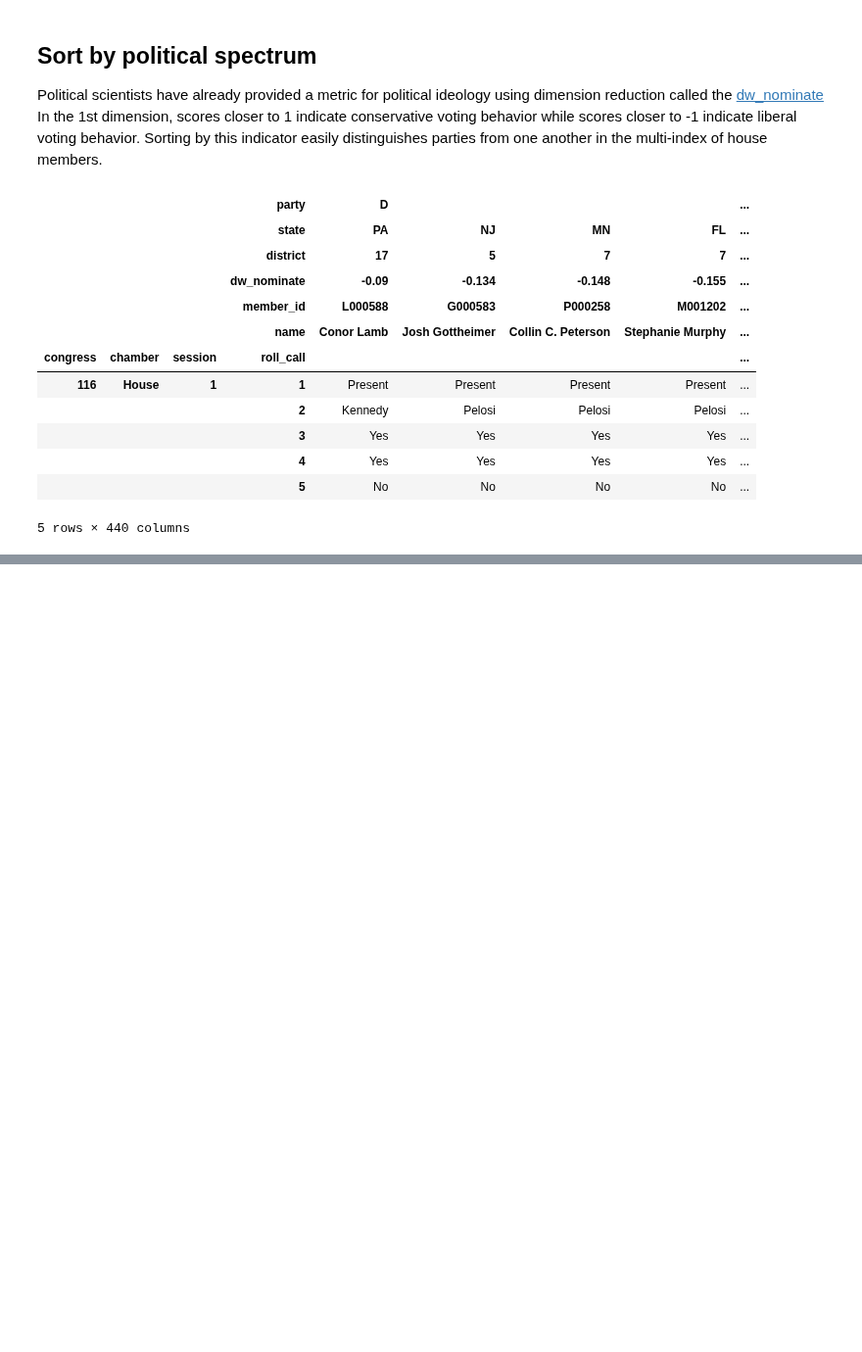
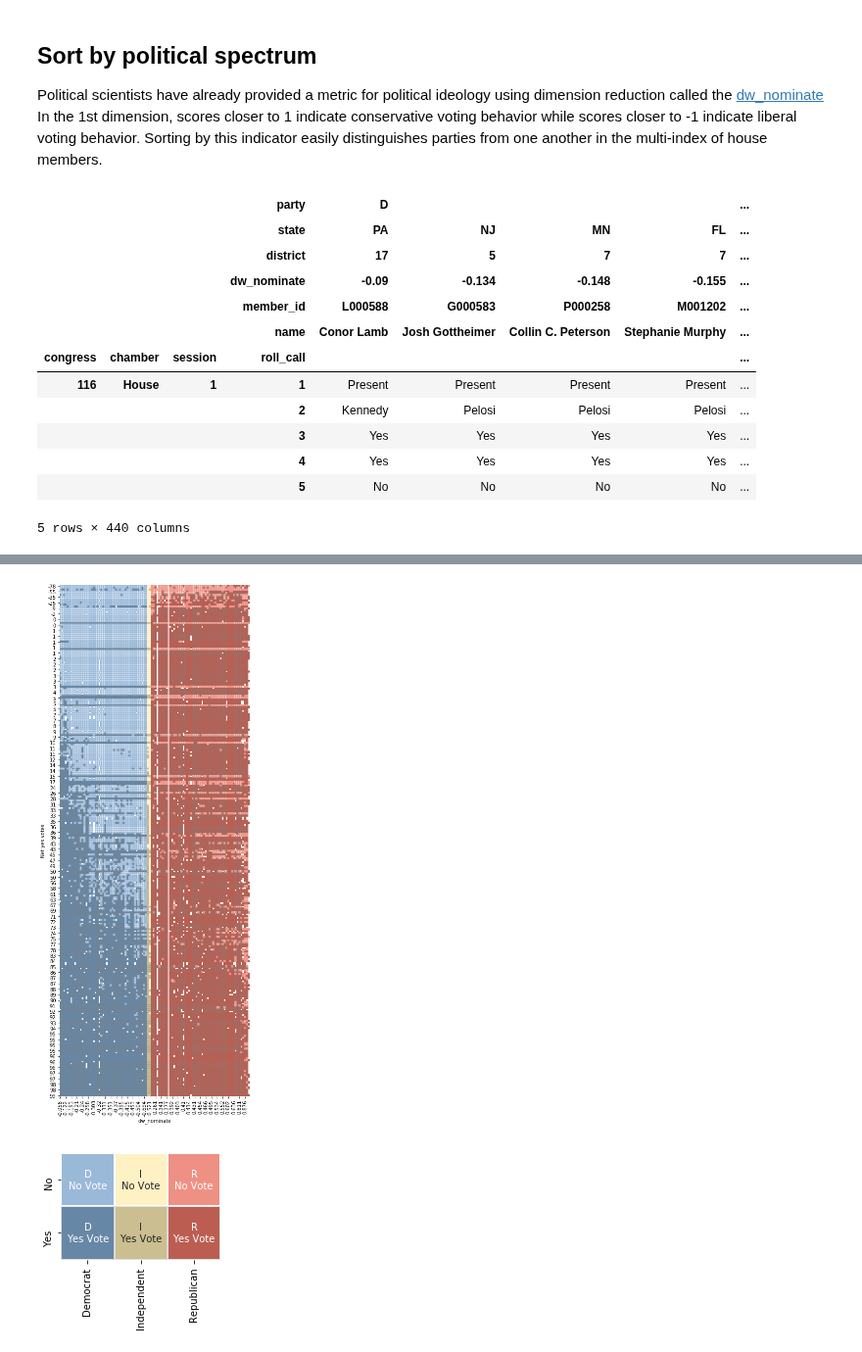
Before and after one commit to Nhorning/Congressional_Survival, a Jupyter notebook: Exploratory Data Analysis.ipynb, the cells around one changed output, grey strips where cells are left out. Shown at 98% size. Cells and saved outputs as stored; diff of their text form; code cells hidden in the pictures; blank space fills up the shorter version.

```diff
--- a/Exploratory Data Analysis.ipynb
+++ b/Exploratory Data Analysis.ipynb
@@ -439,0 +438,6 @@ plt.show()
+# %%
+_, senate2018 = load_csv(2018, 'Senate')
+visualize_session(senate2018)
+# %% [output]
+[figure, added]
+[figure, added]
```
Also changed, not shown: parts of 8 cells of this notebook.
